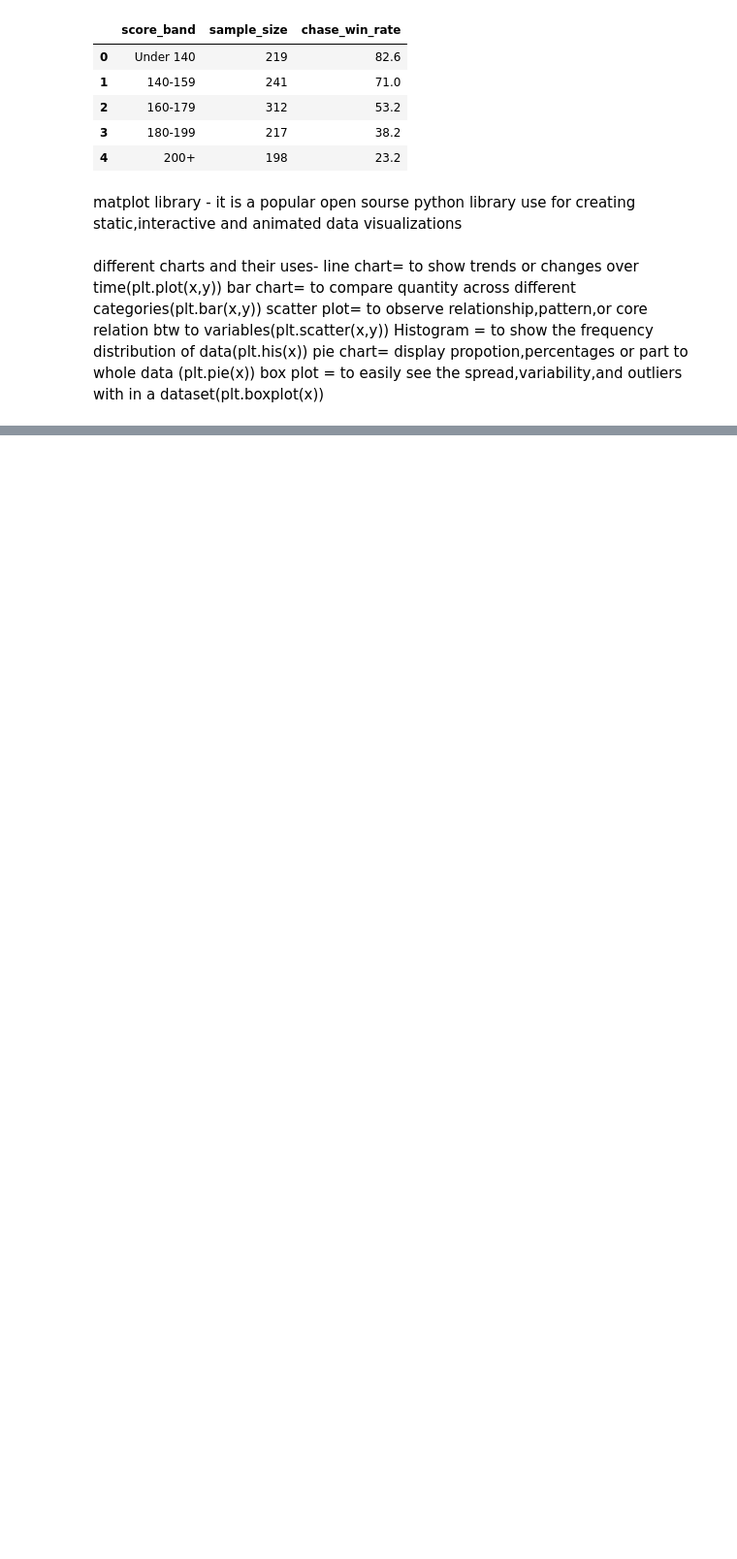
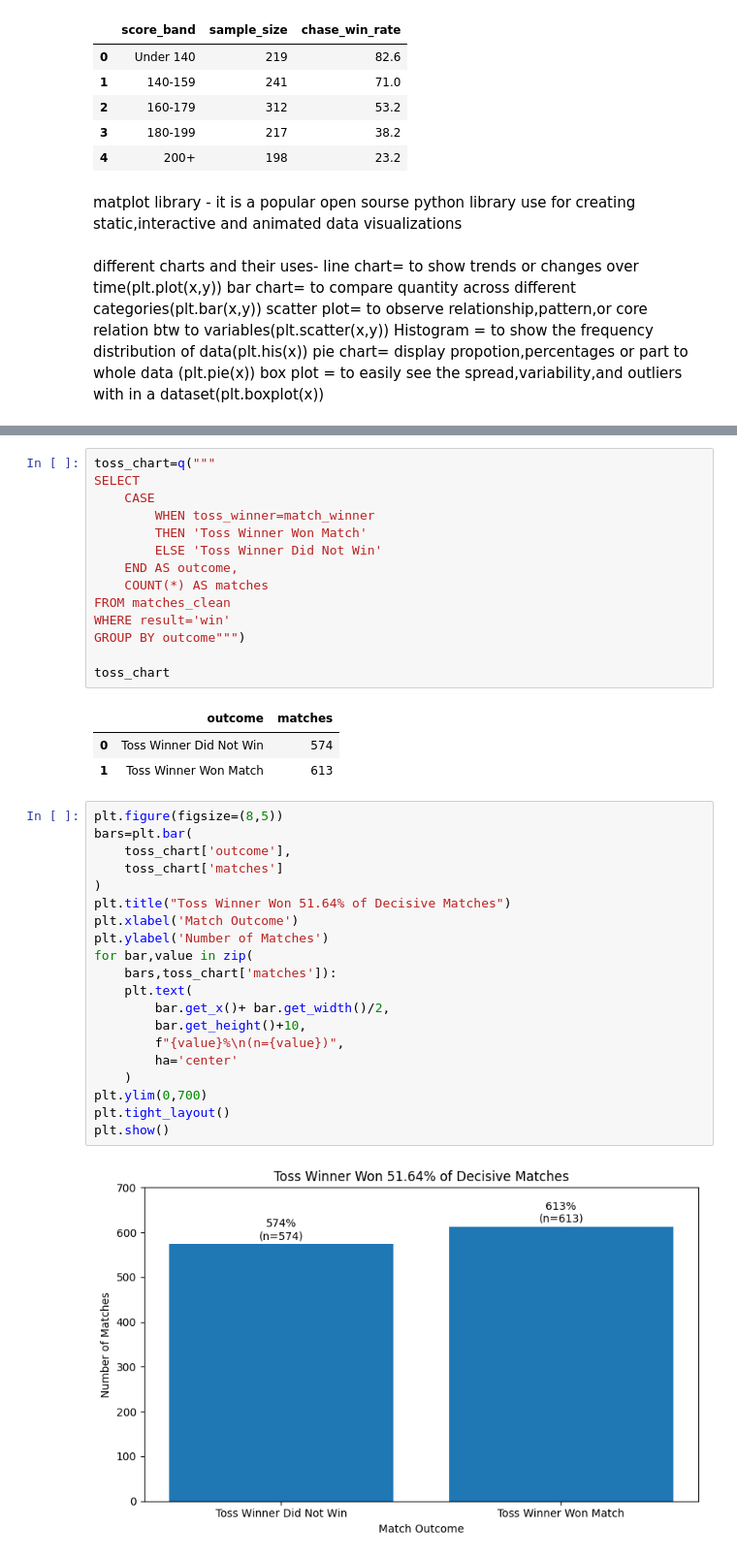
Before and after one commit to FathimaFarhana6852/ipl-cricket-analytics, a Jupyter notebook: notebooks/data_analysis.ipynb, the cells around one changed output, grey strips where cells are left out. Shown at 97% size. Drawn from its saved outputs; the diff is of its cells as text; blank space fills up the shorter version.

```diff
--- a/notebooks/data_analysis.ipynb
+++ b/notebooks/data_analysis.ipynb
@@ -916,0 +982,40 @@ box plot = to easily see the spread,variability,and outliers with in a dataset(p
+# %%
+toss_chart=q("""
+SELECT
+    CASE
+        WHEN toss_winner=match_winner
+        THEN 'Toss Winner Won Match'
+        ELSE 'Toss Winner Did Not Win'
+    END AS outcome,
+    COUNT(*) AS matches
+FROM matches_clean
+WHERE result='win'
+GROUP BY outcome""")
+
+toss_chart
+# %% [output]
+|  | outcome | matches |
+| 0 | Toss Winner Did Not Win | 574 |
+| 1 | Toss Winner Won Match | 613 |
+# %%
+plt.figure(figsize=(8,5))
+bars=plt.bar(
+    toss_chart['outcome'],
+    toss_chart['matches']
+)
+plt.title("Toss Winner Won 51.64% of Decisive Matches")
+plt.xlabel('Match Outcome')
+plt.ylabel('Number of Matches')
+for bar,value in zip(
+    bars,toss_chart['matches']):
+    plt.text(
+        bar.get_x()+ bar.get_width()/2,
+        bar.get_height()+10,
+        f"{value}%\n(n={value})",
+        ha='center'
+    )
+plt.ylim(0,700)
+plt.tight_layout()
+plt.show()
+# %% [output]
+[figure, added]
```
Also changed, not shown: parts of 14 cells of this notebook, 9 other files.
